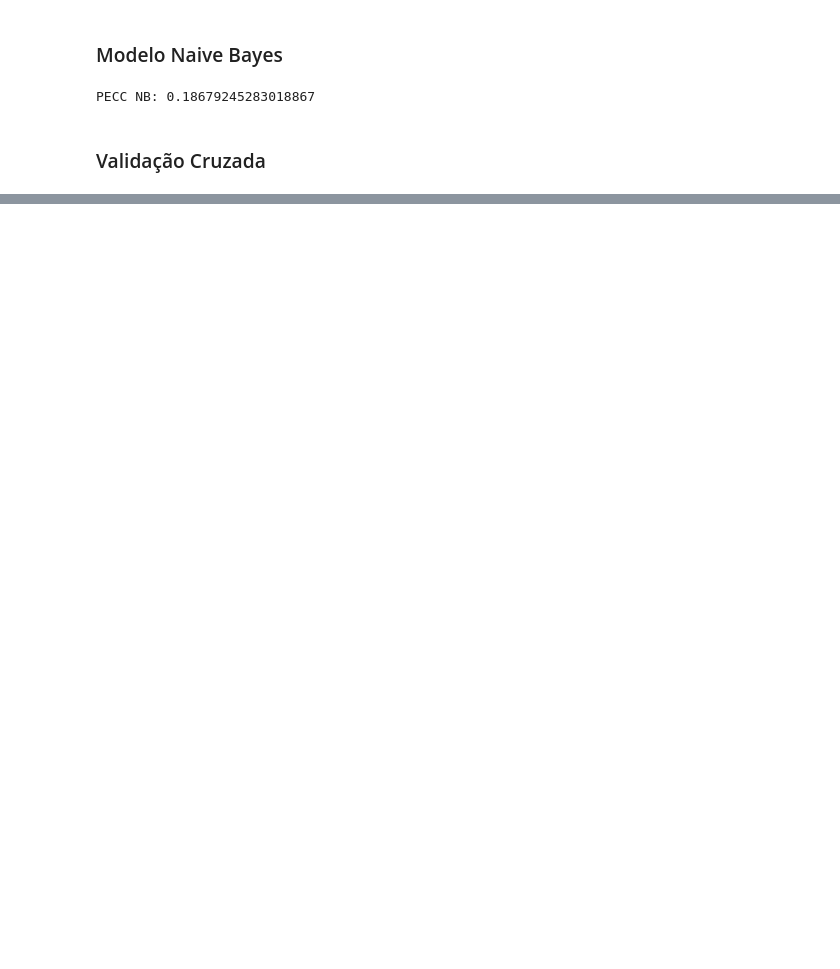
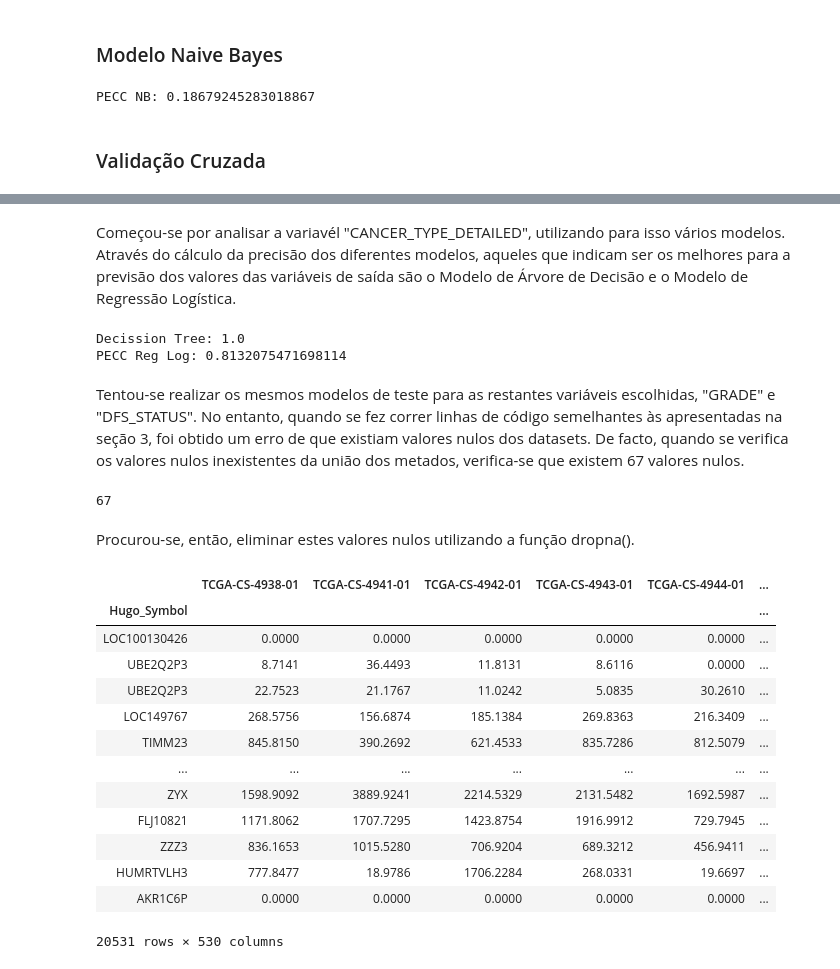
Before and after one commit to anaalexoliveira/Bioinformatica_Glioma, a Jupyter notebook: Glioma_Analysis.ipynb, the cells around one changed output, grey strips where cells are left out. Saved outputs shown, nothing was run; the diff lists cells and outputs as text; code cells hidden in the pictures; blank space fills up the shorter version.

```diff
--- a/Glioma_Analysis.ipynb
+++ b/Glioma_Analysis.ipynb
@@ -720,0 +750,33 @@ print(scores_log.mean())
+# %% [markdown]
+Começou-se por analisar a variavél "CANCER_TYPE_DETAILED", utilizando para isso vários modelos. Através do cálculo da precisão dos diferentes modelos, aqueles que indicam ser os melhores para a previsão dos valores das variáveis de saída são o Modelo de Árvore de Decisão e o Modelo de Regressão Logística.
+# %%
+print('Decission Tree:', accuracy_score(test_out, preds_tree))
+print('PECC Reg Log:', accuracy_score(test_out, pred_log))
+# %% [output]
+Decission Tree: 1.0
+PECC Reg Log: 0.8132075471698114
+# %% [markdown]
+Tentou-se realizar os mesmos modelos de teste para as restantes variáveis escolhidas, "GRADE" e "DFS_STATUS". No entanto, quando se fez correr linhas de código semelhantes às apresentadas na seção 3, foi obtido um erro de que existiam valores nulos dos datasets. De facto, quando se verifica os valores nulos inexistentes da união dos metados, verifica-se que existem 67 valores nulos.
+# %%
+new_unified_meta.isnull().sum().sum()
+# %% [output]
+67
+# %% [markdown]
+Procurou-se, então, eliminar estes valores nulos utilizando a função dropna().
+# %%
+new_data_glioma.dropna()
+# %% [output]
+|  | TCGA-CS-4938-01 | TCGA-CS-4941-01 | TCGA-CS-4942-01 | TCGA-CS-4943-01 | TCGA-CS-4944-01 | ... |
+| Hugo_Symbol |  |  |  |  |  | ... |
+| LOC100130426 | 0.0000 | 0.0000 | 0.0000 | 0.0000 | 0.0000 | ... |
+| UBE2Q2P3 | 8.7141 | 36.4493 | 11.8131 | 8.6116 | 0.0000 | ... |
+| UBE2Q2P3 | 22.7523 | 21.1767 | 11.0242 | 5.0835 | 30.2610 | ... |
+| LOC149767 | 268.5756 | 156.6874 | 185.1384 | 269.8363 | 216.3409 | ... |
+| TIMM23 | 845.8150 | 390.2692 | 621.4533 | 835.7286 | 812.5079 | ... |
+| ... | ... | ... | ... | ... | ... | ... |
+| ZYX | 1598.9092 | 3889.9241 | 2214.5329 | 2131.5482 | 1692.5987 | ... |
+| FLJ10821 | 1171.8062 | 1707.7295 | 1423.8754 | 1916.9912 | 729.7945 | ... |
+| ZZZ3 | 836.1653 | 1015.5280 | 706.9204 | 689.3212 | 456.9411 | ... |
+| HUMRTVLH3 | 777.8477 | 18.9786 | 1706.2284 | 268.0331 | 19.6697 | ... |
+| AKR1C6P | 0.0000 | 0.0000 | 0.0000 | 0.0000 | 0.0000 | ... |
+20531 rows × 530 columns
```
Also changed, not shown: parts of 32 cells of this notebook.
